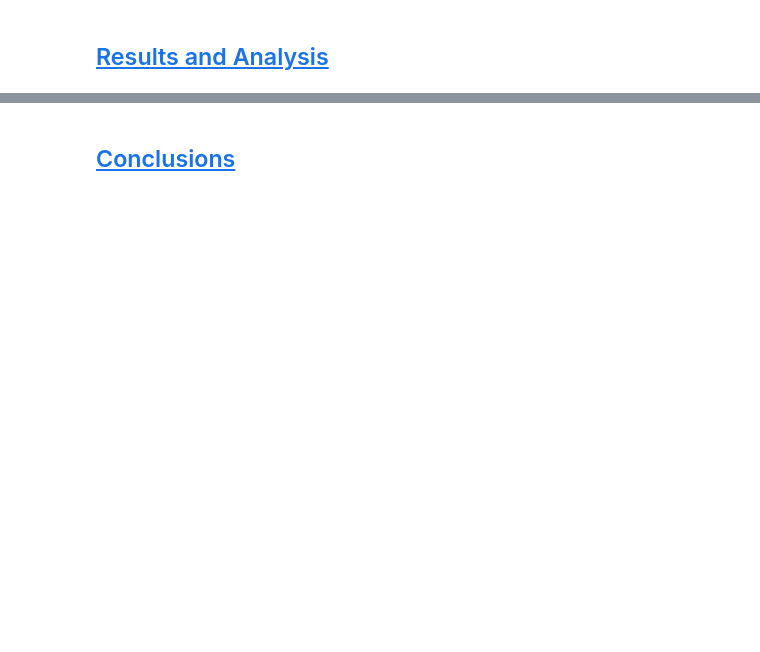
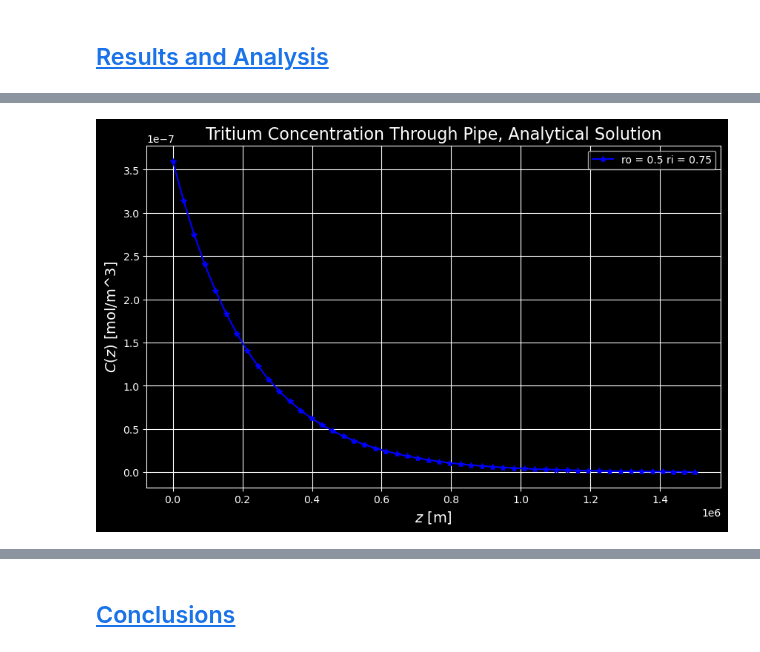
Before and after one commit to dpploy/engy-4390, a Jupyter notebook: projects/2024/tritium/report.ipynb, the cells around one changed output, grey strips where cells are left out. Saved outputs shown, nothing was run; the diff lists cells and outputs as text; code cells hidden in the pictures; blank space fills up the shorter version.

```diff
--- a/projects/2024/tritium/report.ipynb
+++ b/projects/2024/tritium/report.ipynb
@@ -420,0 +518,22 @@ xmin = 0
+# %%
+'''Plot the Exact Solution'''
+import matplotlib.pyplot as plt
+import numpy as np
+
+plt.style.use('dark_background')
+
+# Define exact solution
+x = np.linspace(0, 1500000, 50)
+y = (3.6e-07) * np.exp((-4.391988404645953e-06) * x)
+
+# Plot exact solution alone for testing
+plt.figure(figsize=(10, 6))
+plt.plot(x, y, 'b*-', label='ro = 0.5 ri = 0.75')
+plt.xlabel(r'$z$ [m]', fontsize=14)
+plt.ylabel(r'$C(z)$ [mol/m^3]', fontsize=14)
+plt.title('Tritium Concentration Through Pipe, Analytical Solution', fontsize=16)
+plt.legend()
+plt.grid(True)
+plt.show()
+# %% [output]
+[figure, added]
```
Also changed, not shown: parts of 42 cells of this notebook, 7 other files.
